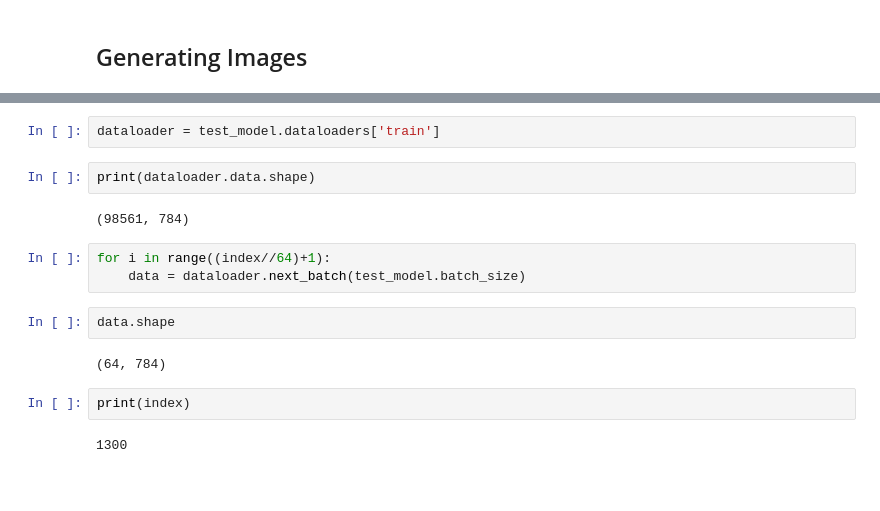
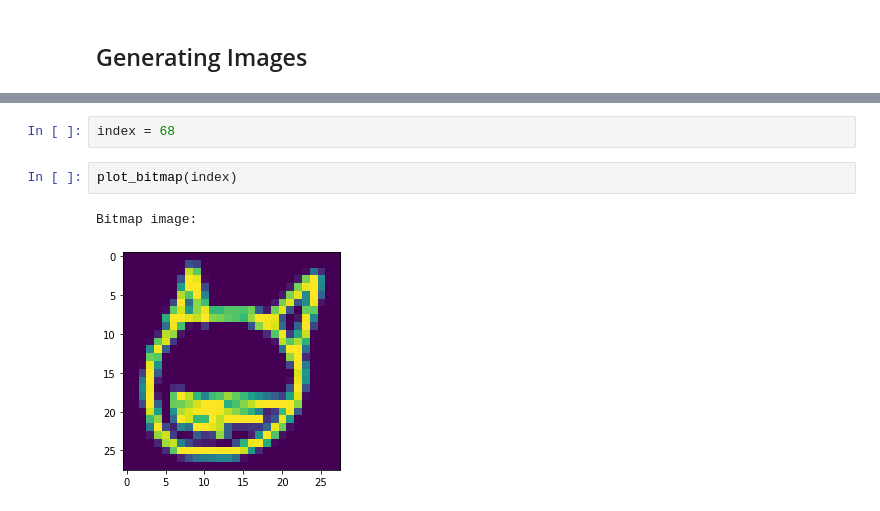
Before and after one commit to melodiCyb/sliver-maestro, a Jupyter notebook: notebooks/draw_cat.ipynb, the cells around one changed output, grey strips where cells are left out. Saved outputs shown, nothing was run; the diff lists cells and outputs as text; blank space fills up the shorter version.

```diff
--- a/notebooks/draw_cat.ipynb
+++ b/notebooks/draw_cat.ipynb
@@ -143,17 +141,7 @@ test_model = Test(category)
-# %%
-dataloader = test_model.dataloaders['train']
-# %%
-print(dataloader.data.shape)
-# %% [output]
-(98561, 784)
-# %%
-for i in range((index//64)+1):
-    data = dataloader.next_batch(test_model.batch_size)
-# %%
-data.shape
-# %% [output]
-(64, 784)
+# %%
+index = 68
 # %%
-print(index)
+plot_bitmap(index)
 # %% [output]
-1300
+Bitmap image:
+[figure, added]
```
Also changed, not shown: parts of 18 cells of this notebook, 2 other files.
